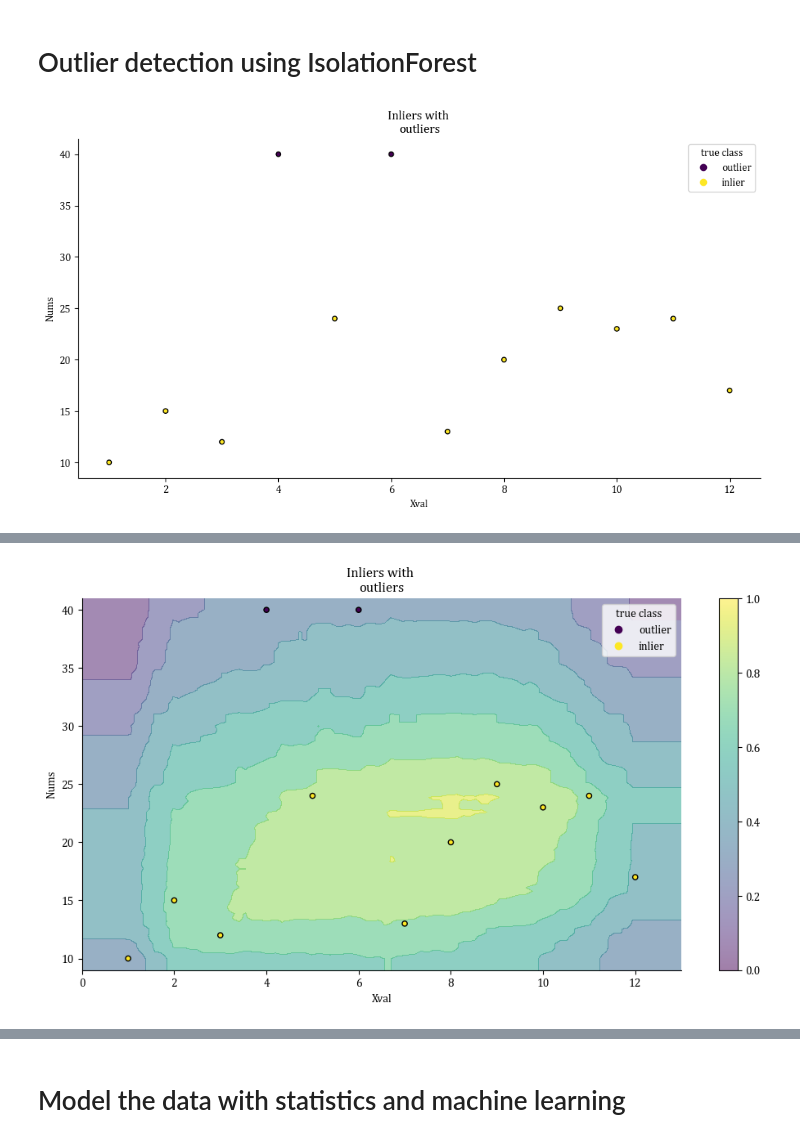
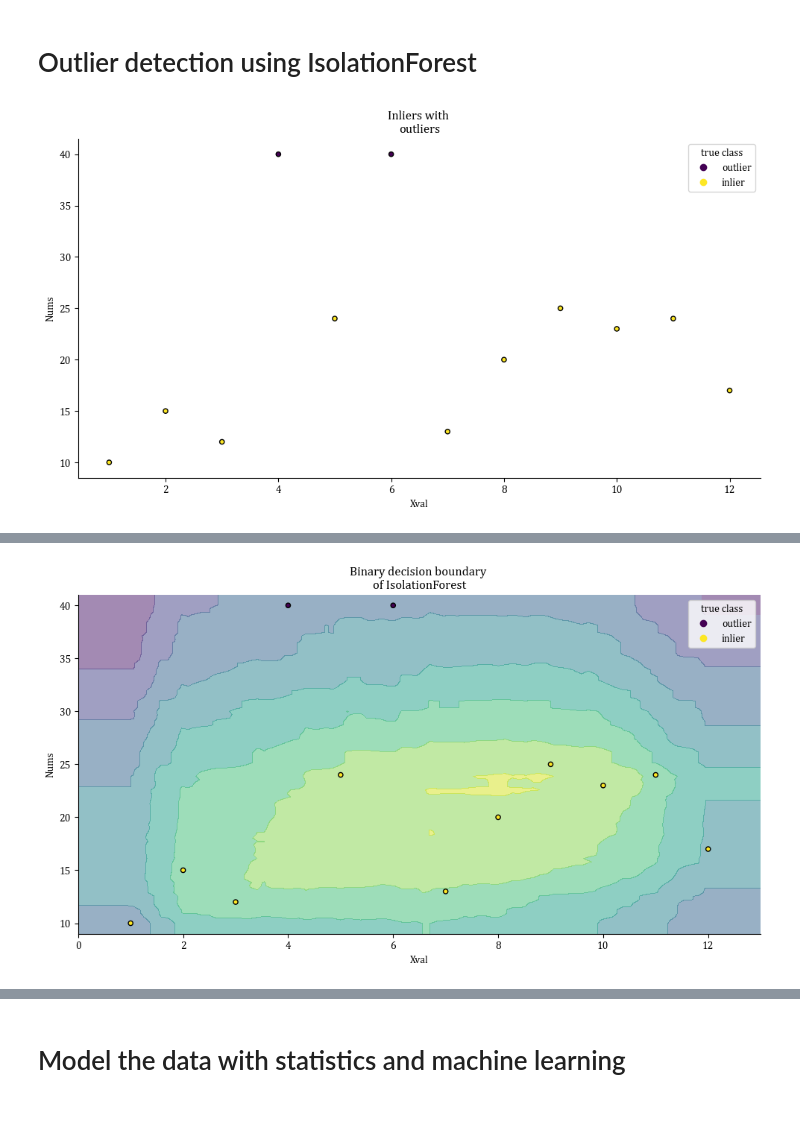
Before and after one commit to kcj-coding/Python-coding, a Jupyter notebook: workforce_and_statistics.ipynb, the cells around one changed output, grey strips where cells are left out. Cells and saved outputs as stored; diff of their text form; code cells hidden in the pictures; blank space fills up the shorter version.

```diff
--- a/workforce_and_statistics.ipynb
+++ b/workforce_and_statistics.ipynb
@@ -205,6 +206,44 @@ critical_values = (len(chi_sq_df)-1)*(len(chi_sq_df.columns)-1-1)
 # %% [markdown]
 # Outlier detection using IsolationForest
 # %%
+# make some graph functions
+def data_display(title):
+    fig, ax = plt.subplots()
+    scatter = ax.scatter(X[:, 0], X[:, 1], c=Y, s=20, edgecolor="k")
+    handles, labels = scatter.legend_elements()
+    #ax.axis("square")
+    ax.set_ylabel("Nums", size=10)
+    ax.set_xlabel("Xval", size=10)
+    #ax.set_xticks(np.arange(len(wkfrce['months'])))
+    #ax.set_xticklabels(wkfrce['months'], rotation='horizontal',size=8)
+    #ax.legend(handles=handles, labels=["outlier","inlier"], title="true class")
+    ax.legend(handles=handles, labels=lier_labels, title="true class")
+    ax.set_title(title)
+    ax.spines['top'].set_visible(False)
+    ax.spines['right'].set_visible(False)
+    cmsize = 1/2.54
+    fig.set_size_inches(30*cmsize, 15*cmsize)
+    plt.show()
+
+def boundary_display(title):
+    #fig, ax = plt.subplots()
+    scatter = disp.ax_.scatter(X[:, 0], X[:, 1], c=Y, s=20, edgecolor="k")
+    handles, labels = scatter.legend_elements()
+    #disp.ax_.set_title("Binary decision boundary \nof IsolationForest")
+    #ax.axis("square")
+    disp.ax_.set_ylabel("Nums", size=10)
+    disp.ax_.set_xlabel("Xval", size=10)
+    #disp.ax_.set_xticks(np.arange(len(wkfrce['months'])))
+    #disp.ax_.set_xticklabels(wkfrce['months'], rotation='horizontal',size=8)
+    #disp.ax_.legend(handles=handles, labels=["outlier","inlier"], title="true class")
+    disp.ax_.legend(handles=handles, labels=lier_labels, title="true class")
+    disp.ax_.set_title(title)
+    disp.ax_.spines['top'].set_visible(False)
+    disp.ax_.spines['right'].set_visible(False)
+    cmsize = 1/2.54
+    disp.figure_.set_size_inches(30*cmsize, 15*cmsize)
+    plt.show()
+
 # get std and class as outlier if <> std 3*
 std = np.std(wkfrce['nbrs'])
 mean = np.mean(wkfrce['nbrs'])
@@ -235,22 +274,7 @@ Y = wkfrce[['outlier_vals']]
 X = np.array(X)#.reshape(-1,1)
 Y = np.array(Y)#.reshape(-1,1)
 
-fig, ax = plt.subplots()
-scatter = ax.scatter(X[:, 0], X[:, 1], c=Y, s=20, edgecolor="k")
-handles, labels = scatter.legend_elements()
-#ax.axis("square")
-ax.set_ylabel("Nums", size=10)
-ax.set_xlabel("Xval", size=10)
-#ax.set_xticks(np.arange(len(wkfrce['months'])))
-#ax.set_xticklabels(wkfrce['months'], rotation='horizontal',size=8)
-#ax.legend(handles=handles, labels=["outlier","inlier"], title="true class")
-ax.legend(handles=handles, labels=lier_labels, title="true class")
-ax.set_title("Inliers with \noutliers")
-ax.spines['top'].set_visible(False)
-ax.spines['right'].set_visible(False)
-cmsize = 1/2.54
-fig.set_size_inches(30*cmsize, 15*cmsize)
-plt.show()
+data_display(title="Inliers with \noutliers")
 
 samples = min(len(Y),100)
 
@@ -266,23 +290,7 @@ disp = DecisionBoundaryDisplay.from_estimator(
     alpha=0.5,
 )
 
-#fig, ax = plt.subplots()
-disp.ax_.scatter(X[:, 0], X[:, 1], c=Y, s=20, edgecolor="k")
-disp.ax_.set_title("Binary decision boundary \nof IsolationForest")
-#ax.axis("square")
-disp.ax_.set_ylabel("Nums", size=10)
-disp.ax_.set_xlabel("Xval", size=10)
-#disp.ax_.set_xticks(np.arange(len(wkfrce['months'])))
-#disp.ax_.set_xticklabels(wkfrce['months'], rotation='horizontal',size=8)
-#disp.ax_.legend(handles=handles, labels=["outlier","inlier"], title="true class")
-disp.ax_.legend(handles=handles, labels=lier_labels, title="true class")
-disp.ax_.set_title("Inliers with \noutliers")
-disp.ax_.spines['top'].set_visible(False)
-disp.ax_.spines['right'].set_visible(False)
-cmsize = 1/2.54
-disp.figure_.set_size_inches(30*cmsize, 15*cmsize)
-plt.show()
-
+boundary_display(title="Binary decision boundary \nof IsolationForest")
 
 #fig, ax = plt.subplots()
 disp = DecisionBoundaryDisplay.from_estimator(
@@ -292,22 +300,6 @@ disp = DecisionBoundaryDisplay.from_estimator(
     alpha=0.5,
 )
 
-#fig, ax = plt.subplots()
-disp.ax_.scatter(X[:, 0], X[:, 1], c=Y, s=20, edgecolor="k")
-disp.ax_.set_title("Binary decision boundary \nof IsolationForest")
-#ax.axis("square")
-disp.ax_.set_ylabel("Nums", size=10)
-disp.ax_.set_xlabel("Xval", size=10)
-#disp.ax_.set_xticks(np.arange(len(wkfrce['months'])))
-#disp.ax_.set_xticklabels(wkfrce['months'], rotation='horizontal',size=8)
-#disp.ax_.legend(handles=handles, labels=["outlier","inlier"], title="true class")
-disp.ax_.legend(handles=handles, labels=lier_labels, title="true class")
-disp.ax_.set_title("Inliers with \noutliers")
-disp.ax_.spines['top'].set_visible(False)
-disp.ax_.spines['right'].set_visible(False)
-plt.colorbar(disp.ax_.collections[1])
-cmsize = 1/2.54
-disp.figure_.set_size_inches(30*cmsize, 15*cmsize)
-plt.show()
+boundary_display(title="Binary decision boundary \nof IsolationForest")
 # %% [output]
 [figure]
@@ -315 +307 @@ plt.show()
-[figure, old version]
+[figure, new version]
```
Also changed, not shown: parts of 7 cells of this notebook, 2 other files.
